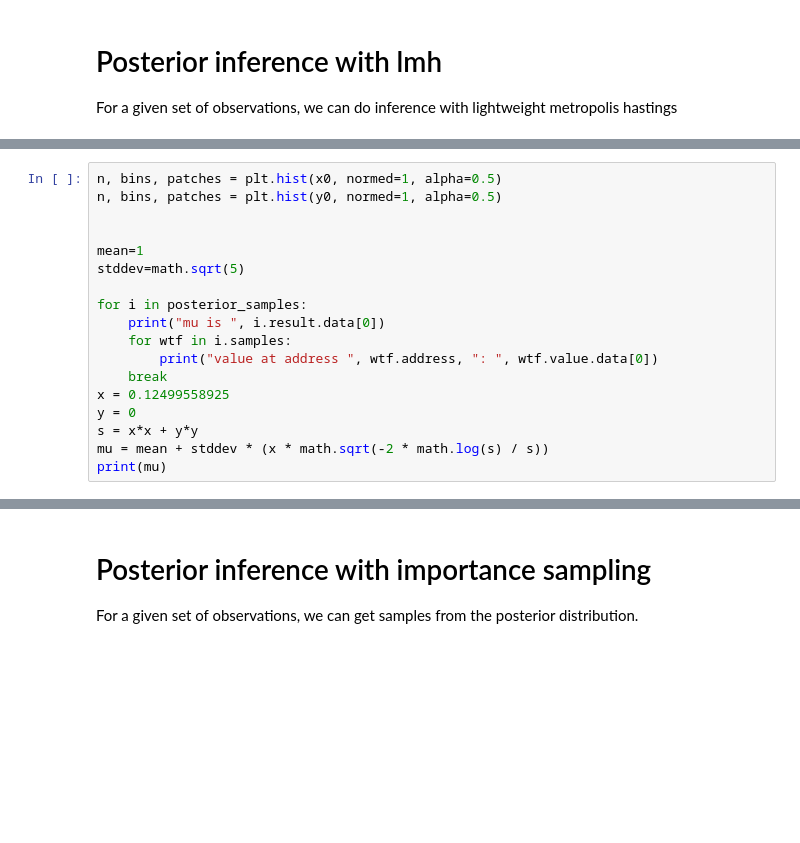
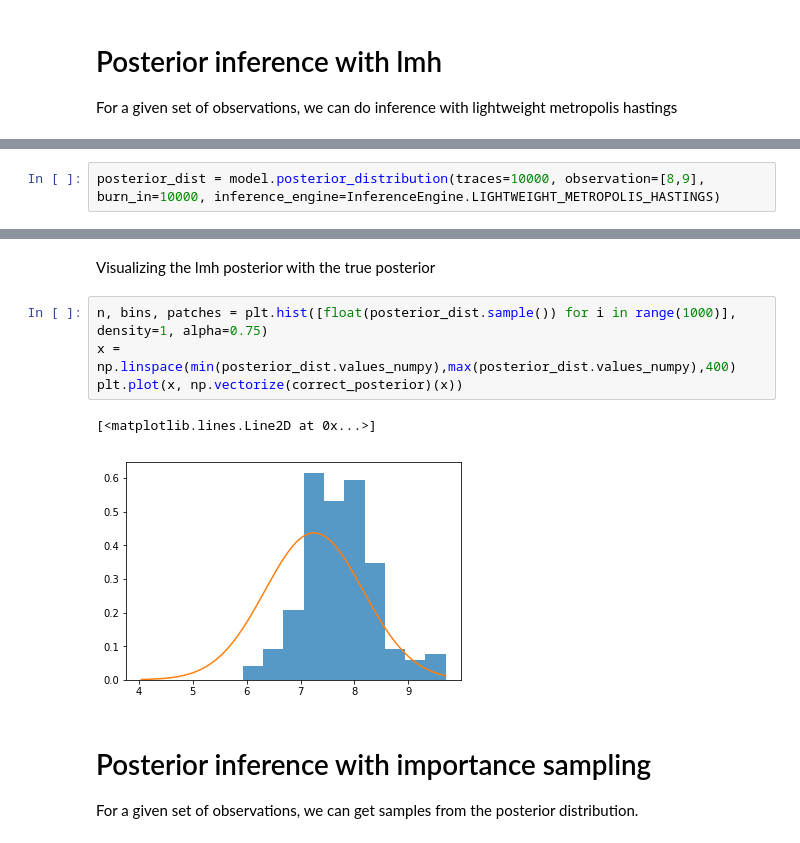
Before and after one commit to pyprob/pyprob, a Jupyter notebook: examples/gaussian_with_unknown_mean_marsaglia.ipynb, the cells around one changed output, grey strips where cells are left out. Saved outputs shown, nothing was run; the diff lists cells and outputs as text; blank space fills up the shorter version.

Commit message:
added lmh inference engine

```diff
--- a/examples/gaussian_with_unknown_mean_marsaglia.ipynb
+++ b/examples/gaussian_with_unknown_mean_marsaglia.ipynb
@@ -161,18 +82,0 @@ mean of empirical  7.181185550975799
-# %%
-n, bins, patches = plt.hist(x0, normed=1, alpha=0.5)
-n, bins, patches = plt.hist(y0, normed=1, alpha=0.5)
-
-
-mean=1
-stddev=math.sqrt(5)
-
-for i in posterior_samples:
-    print("mu is ", i.result.data[0])
-    for wtf in i.samples:
-        print("value at address ", wtf.address, ": ", wtf.value.data[0])
-    break
-x = 0.12499558925
-y = 0
-s = x*x + y*y
-mu = mean + stddev * (x * math.sqrt(-2 * math.log(s) / s))
-print(mu)
@@ -189,0 +83,2 @@ value at address  34/forward.real_mu0 :  4.294903755187988
+# %%
+posterior_dist = model.posterior_distribution(traces=10000, observation=[8,9], burn_in=10000, inference_engine=InferenceEngine.LIGHTWEIGHT_METROPOLIS_HASTINGS)
@@ -190,3 +88,12 @@ value at address  34/forward.real_mu0 :  4.294903755187988
+# %% [markdown]
+Visualizing the lmh posterior with the true posterior
+# %%
+n, bins, patches = plt.hist([float(posterior_dist.sample()) for i in range(1000)], density=1, alpha=0.75)
+x = np.linspace(min(posterior_dist.values_numpy),max(posterior_dist.values_numpy),400)
+plt.plot(x, np.vectorize(correct_posterior)(x))
+# %% [output]
+[<matplotlib.lines.Line2D at 0x...>]
+[figure, added]
 # %% [markdown]
 # Posterior inference with importance sampling
 
```
Also changed, not shown: parts of 8 cells of this notebook, 2 other files.
